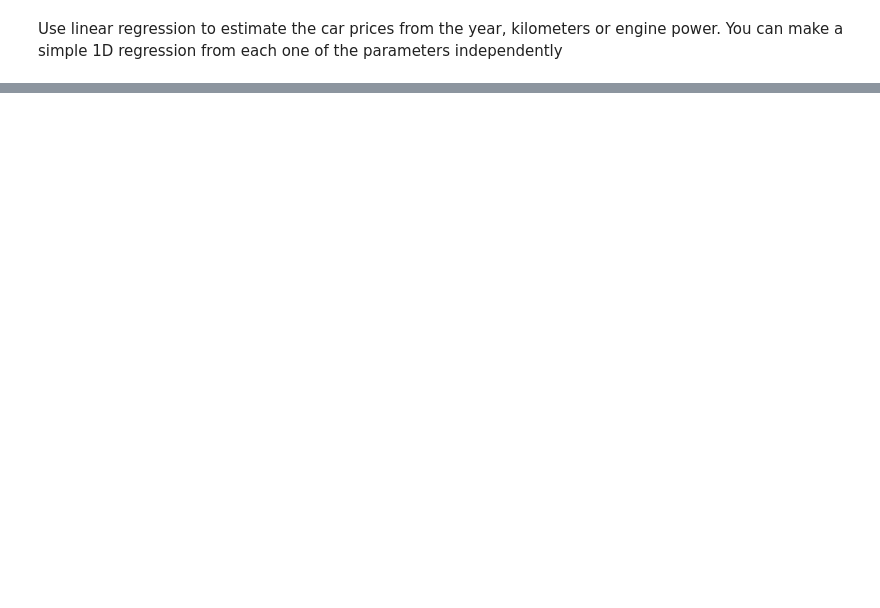
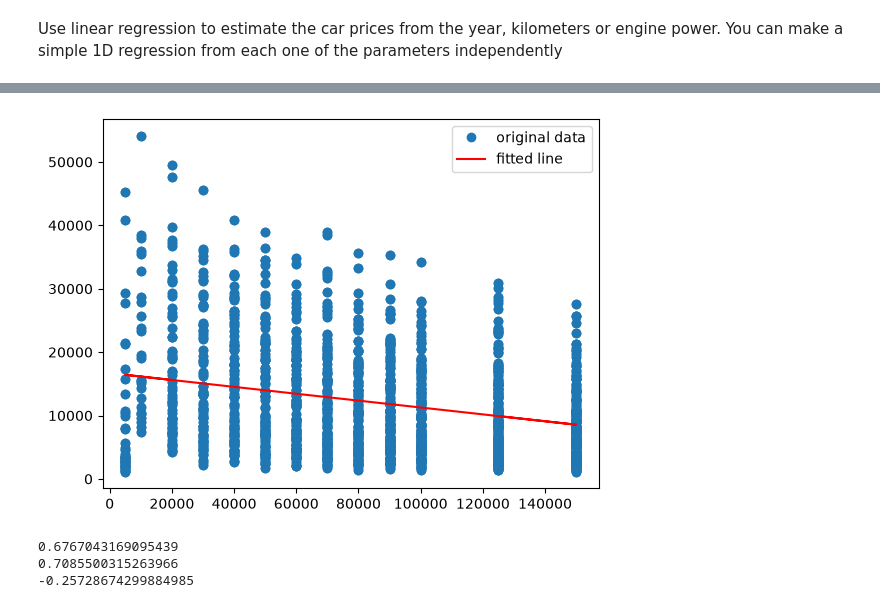
Before and after one commit to garelliloris/MachineLearning26-27, a Jupyter notebook: Lab 0 Intro to Python-20261020/Lab 0 assignment.ipynb, the cells around one changed output, grey strips where cells are left out. Drawn from its saved outputs; the diff is of its cells as text; code cells hidden in the pictures; blank space fills up the shorter version.

```diff
--- a/Lab 0 Intro to Python-20261020/Lab 0 assignment.ipynb
+++ b/Lab 0 Intro to Python-20261020/Lab 0 assignment.ipynb
@@ -103,11 +110,24 @@ plt.scatter(km,avgPrice)
 # %%
 # linear regression with linregress (estimate price from km)
 
 # your code...
+plt.plot(km, avgPrice, 'o', label='original data')
+plt.plot(km, result_km.intercept + result_km.slope*km, 'r', label='fitted line')
+plt.legend()
+plt.show()
+# %% [output]
+[figure, added]
 # %%
 # Have a look at the correlation coefficients to see which of the 3 features works better
 
 # your code......
+print(result_year.rvalue)
+print(result_power.rvalue)
+print(result_km.rvalue)
+# %% [output]
+0.6767043169095439
+0.7085500315263966
+-0.25728674299884985
 # %%
 # (Optional) 2D linear regression with linear model (estimate price from year and power)
 
```
Also changed, not shown: parts of 4 cells of this notebook.
